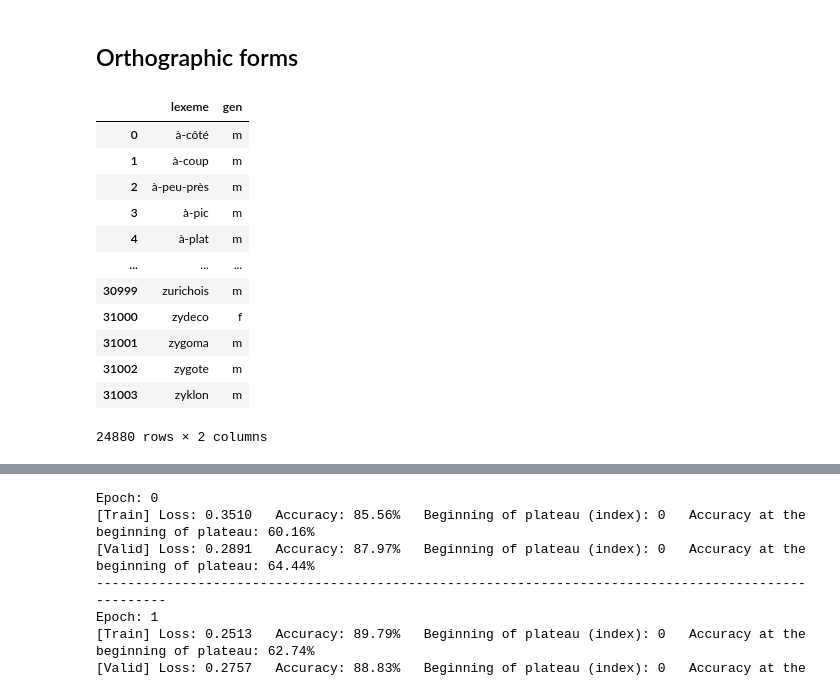
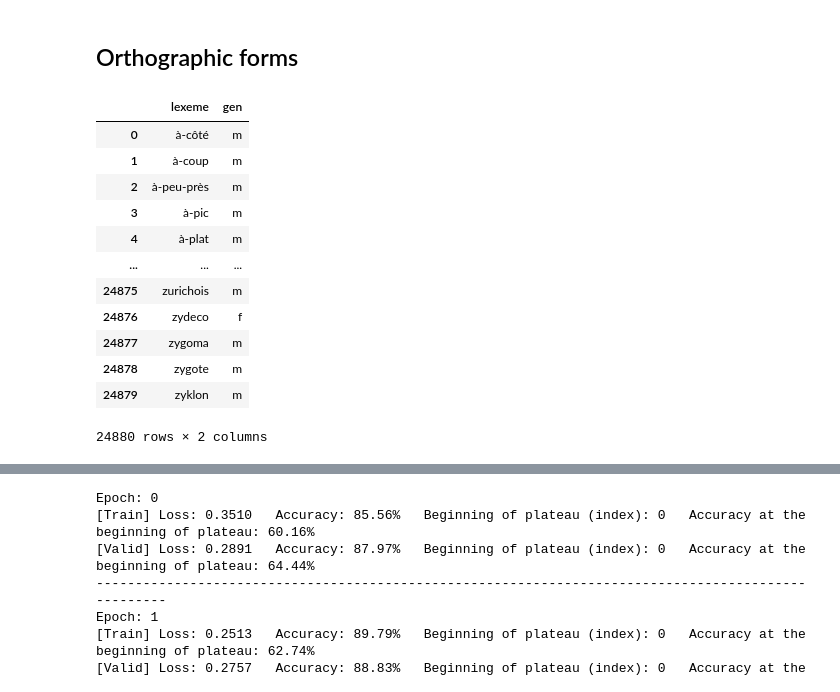
Before and after one commit to obonami/gender_prediction, a Jupyter notebook: src/main_suffix_vs_non-suffix.ipynb, the cells around one changed output, grey strips where cells are left out. Drawn from its saved outputs; the diff is of its cells as text; code cells hidden in the pictures.

Commit message:
saved training and testing sets as csv files

```diff
--- a/src/main_suffix_vs_non-suffix.ipynb
+++ b/src/main_suffix_vs_non-suffix.ipynb
@@ -72,19 +72,22 @@ echantinom
 # %% [markdown]
 ## Orthographic forms
 # %%
-orth_train = nlexique[(~nlexique['lexeme'].isin(echantinom['lemma'])) & (nlexique['gen'] != 'b')][['lexeme', 'gen']]
+# orth_train = nlexique[(~nlexique['lexeme'].isin(echantinom['lemma'])) & (nlexique['gen'] != 'b')][['lexeme', 'gen']]
+# orth_train.to_csv('../data/orth_train.csv', index=None)
+
+orth_train = pd.read_csv('../data/orth_train.csv')
 orth_train
 # %% [output]
 |  | lexeme | gen |
 | 0 | à-côté | m |
 | 1 | à-coup | m |
 | 2 | à-peu-près | m |
 | 3 | à-pic | m |
 | 4 | à-plat | m |
 | ... | ... | ... |
-| 30999 | zurichois | m |
-| 31000 | zydeco | f |
-| 31001 | zygoma | m |
-| 31002 | zygote | m |
-| 31003 | zyklon | m |
+| 24875 | zurichois | m |
+| 24876 | zydeco | f |
+| 24877 | zygoma | m |
+| 24878 | zygote | m |
+| 24879 | zyklon | m |
 24880 rows × 2 columns
```
Also changed, not shown: parts of 5 cells of this notebook, 4 other files.
